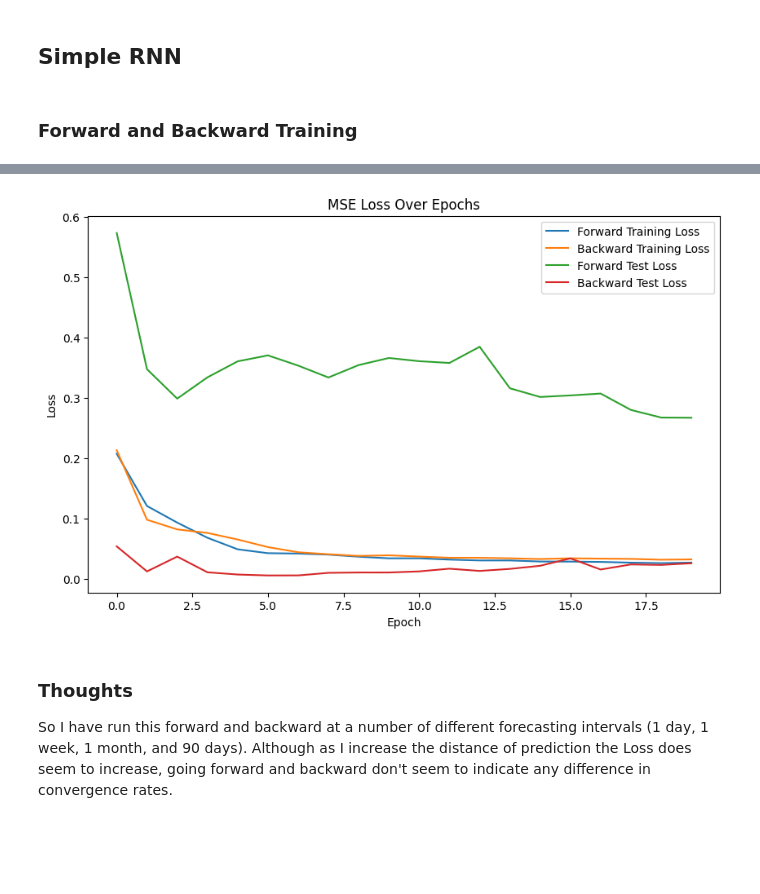
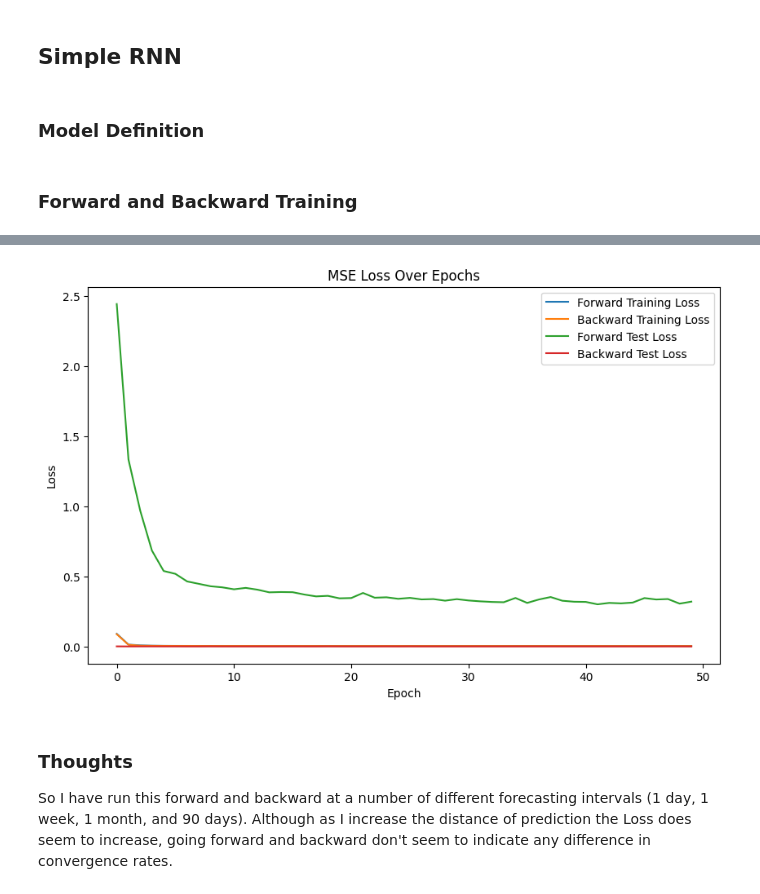
Before and after one commit to ChrisGuarino/PastPredict, a Jupyter notebook: chris/experiment_1.ipynb, the cells around one changed output, grey strips where cells are left out. Cells and saved outputs as stored; diff of their text form; code cells hidden in the pictures; blank space fills up the shorter version.

```diff
--- a/chris/experiment_1.ipynb
+++ b/chris/experiment_1.ipynb
@@ -6,7 +6,7 @@ from pandas_datareader import data as pdr
 import yfinance as yf
 yf.pdr_override()
 
-df = pdr.get_data_yahoo("IBM", start="1974-01-01", end="2024-01-01")
+df = pdr.get_data_yahoo("IBM")
 # %% [output]
 [*********************100%%**********************]  1 of 1 completed
 # %%
@@ -58,7 +74,7 @@ X_test_bkwd_scaled = scaler_bkwd.transform(X_test_bkwd)
 # %%
 # Create sequences for training data
 seq_length = 5
-prediction_length = 365
+prediction_length = 7
 X_train_fwd_seq, y_train_fwd_seq = create_sequences(X_train_fwd_scaled, seq_length, prediction_length)
 X_train_bkwd_seq, y_train_bkwd_seq = create_sequences(X_train_bkwd_scaled, seq_length, prediction_length)
 
@@ -84,6 +100,8 @@ test_data_bkwd = TensorDataset(torch.Tensor(X_test_bkwd_seq), torch.Tensor(y_tes
 test_loader_bkwd = DataLoader(test_data_bkwd, shuffle=False, batch_size=batch_size)
 # %% [markdown]
 ## Simple RNN
+# %% [markdown]
+### Model Definition
 # %%
 import torch
 import torch.nn as nn
@@ -166,7 +184,7 @@ if device == "cuda":
 else: print("Running on CPU")
 
 criterion = nn.MSELoss()
-num_epochs = 20
+num_epochs = 50
 
 # Forward Model Initialization and Training
 model = SimpleRNN(input_size=6, hidden_size=20, output_size=1).to(device)
@@ -227,4 +245,4 @@ Epoch [20/20], Test Loss: 0.0259
-[figure, old version]
+[figure, new version]
 # %% [markdown]
 ### Thoughts
 So I have run this forward and backward at a number of different forecasting intervals (1 day, 1 week, 1 month, and 90 days). Although as I increase the distance of prediction the Loss does seem to increase, going forward and backward don't seem to indicate any difference in convergence rates.
```
Also changed, not shown: parts of 7 cells of this notebook.
